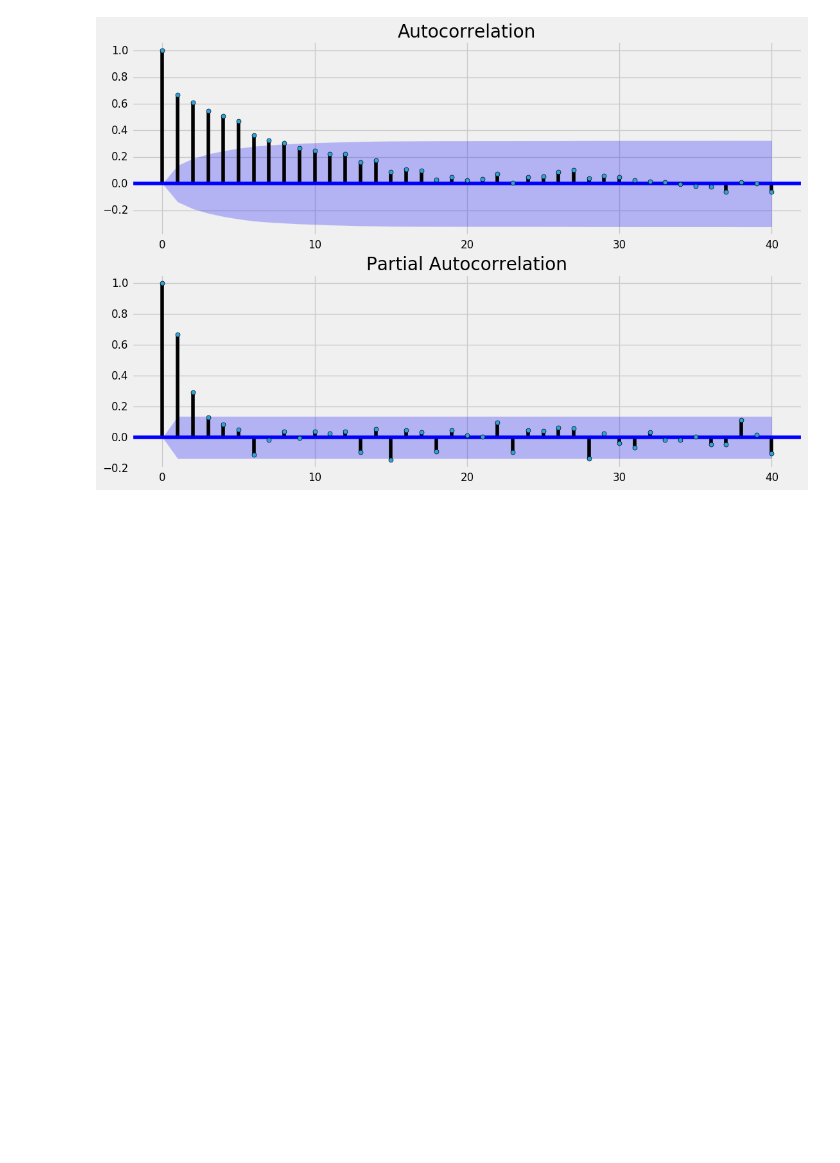
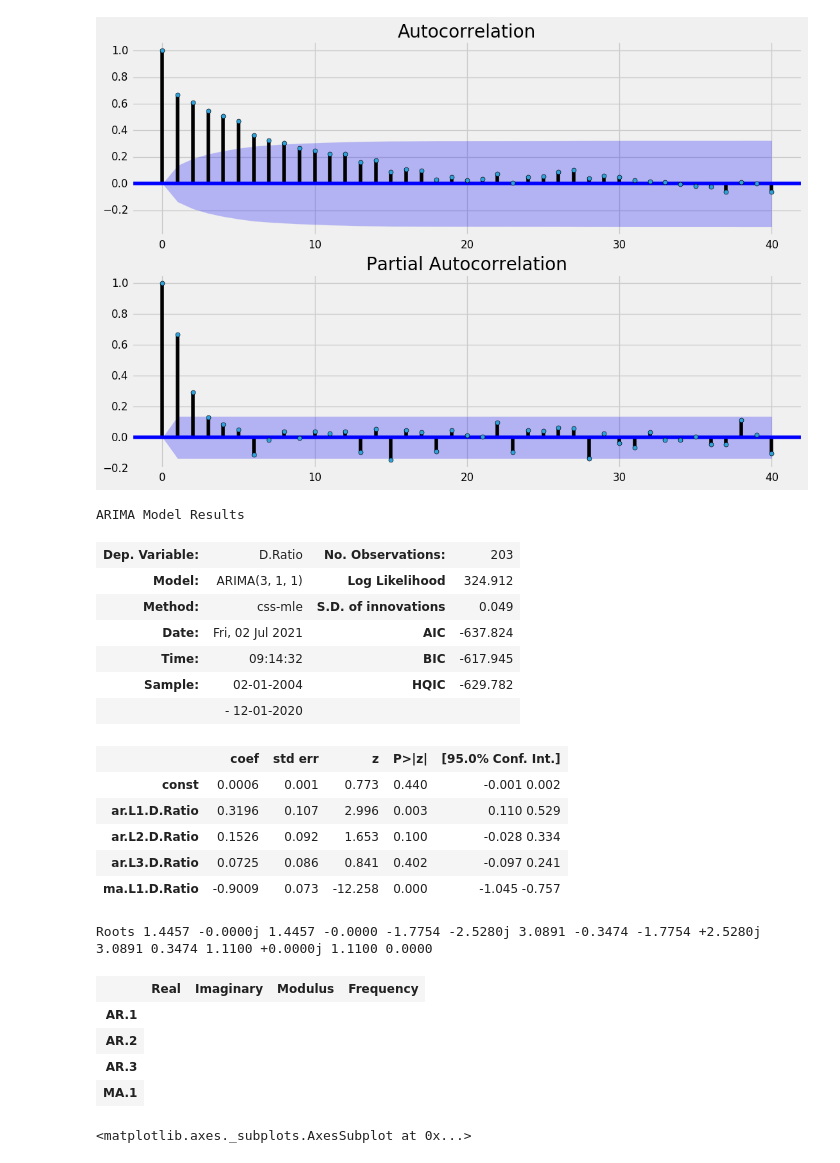
Before and after one commit to gdubey0308/Time-Series-Analysis-ARIMA, a Jupyter notebook: TSA_1565_% On-Time First Case Starts.ipynb, the cells around one changed output. Saved outputs shown, nothing was run; the diff lists cells and outputs as text; code cells hidden in the pictures; blank space fills up the shorter version.

```diff
--- a/TSA_1565_% On-Time First Case Starts.ipynb
+++ b/TSA_1565_% On-Time First Case Starts.ipynb
@@ -341,0 +349,31 @@ plt.show()
+# %%
+model=ARIMA(timeseries2['Ratio'],order=(3,1,1))
+model_fit=model.fit()
+# %%
+model_fit.summary()
+# %% [output]
+ARIMA Model Results
+| Dep. Variable: | D.Ratio | No. Observations: | 203 |
+| Model: | ARIMA(3, 1, 1) | Log Likelihood | 324.912 |
+| Method: | css-mle | S.D. of innovations | 0.049 |
+| Date: | Fri, 02 Jul 2021 | AIC | -637.824 |
+| Time: | 09:14:32 | BIC | -617.945 |
+| Sample: | 02-01-2004 | HQIC | -629.782 |
+|  | - 12-01-2020 |  |  |
+|  | coef | std err | z | P>|z| | [95.0% Conf. Int.] |
+| const | 0.0006 | 0.001 | 0.773 | 0.440 | -0.001 0.002 |
+| ar.L1.D.Ratio | 0.3196 | 0.107 | 2.996 | 0.003 | 0.110 0.529 |
+| ar.L2.D.Ratio | 0.1526 | 0.092 | 1.653 | 0.100 | -0.028 0.334 |
+| ar.L3.D.Ratio | 0.0725 | 0.086 | 0.841 | 0.402 | -0.097 0.241 |
+| ma.L1.D.Ratio | -0.9009 | 0.073 | -12.258 | 0.000 | -1.045 -0.757 |
+Roots 1.4457 -0.0000j 1.4457 -0.0000 -1.7754 -2.5280j 3.0891 -0.3474 -1.7754 +2.5280j 3.0891 0.3474 1.1100 +0.0000j 1.1100 0.0000
+|  | Real | Imaginary | Modulus | Frequency |
+| AR.1 |
+| AR.2 |
+| AR.3 |
+| MA.1 |
+# %%
+timeseries2['forecast']=model_fit.predict(start=90,end=103,dynamic=True)
+timeseries2[['Ratio','forecast']].plot(figsize=(12,8))
+# %% [output]
+<matplotlib.axes._subplots.AxesSubplot at 0x...>
```
Also changed, not shown: parts of 7 cells of this notebook.
